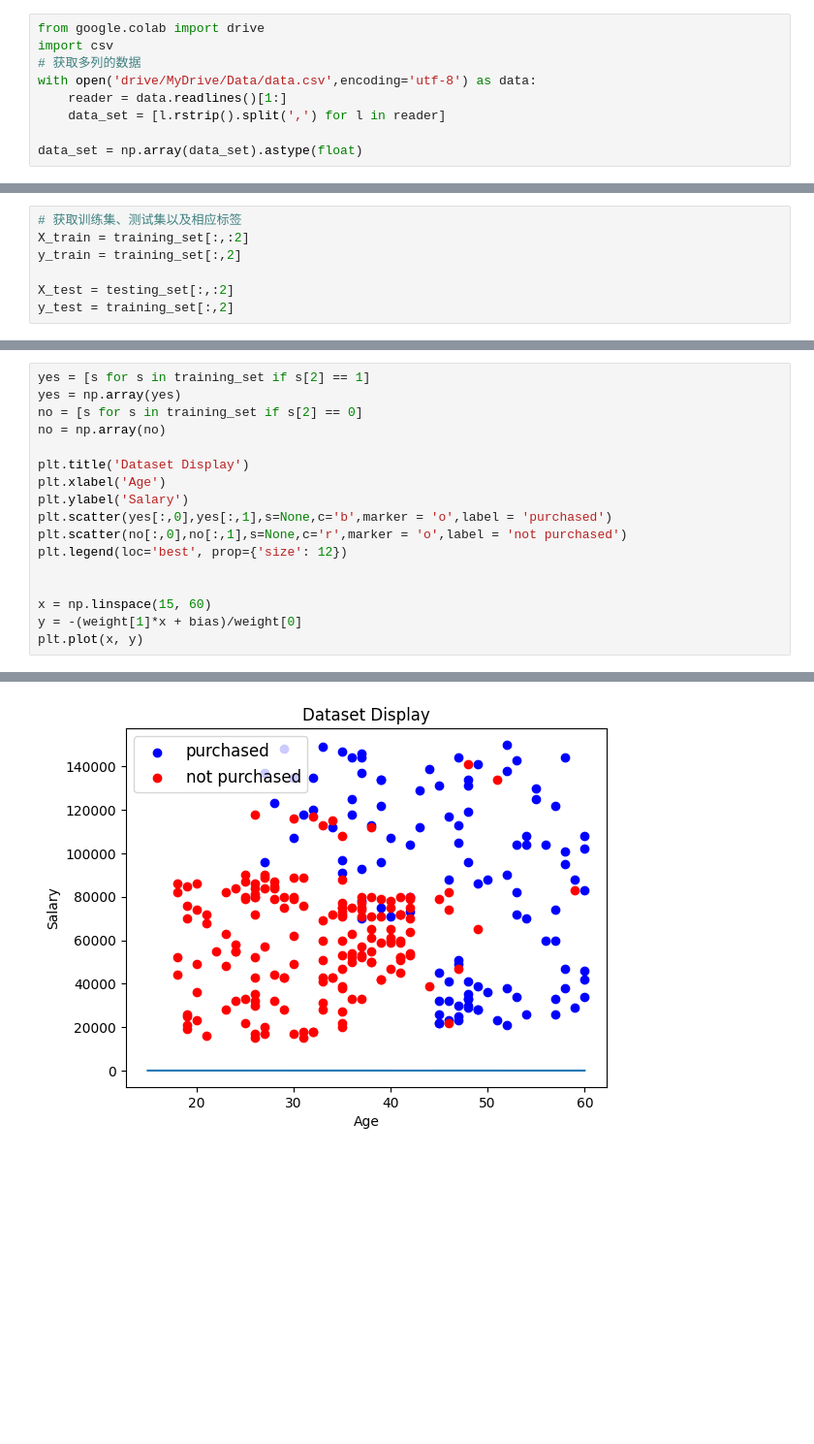
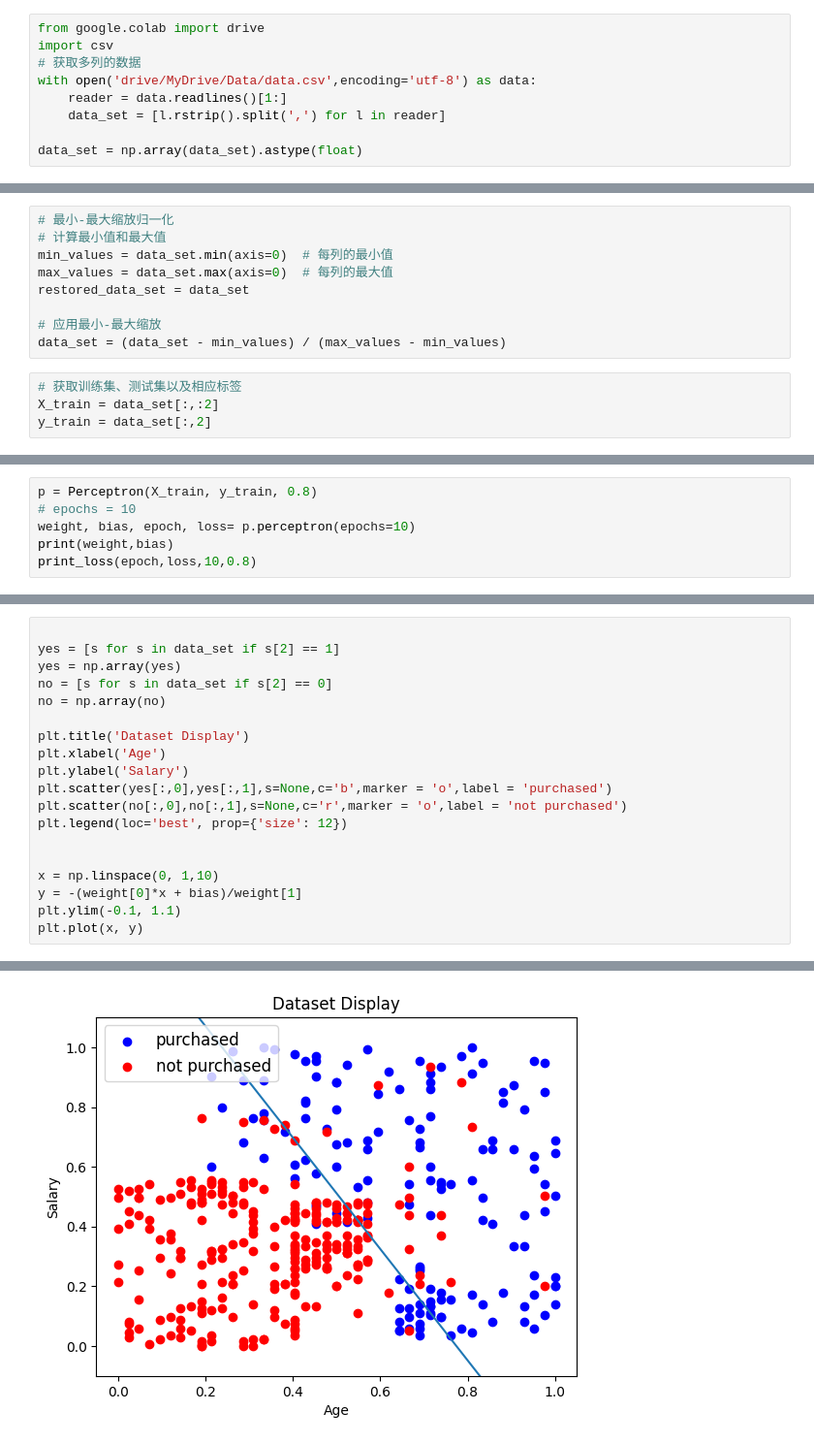
Before and after one commit to q1ngyM/Github_Colab, a Jupyter notebook: Dict/perceptron.ipynb, the cells around one changed output, grey strips where cells are left out. Shown at 97% size. Saved outputs shown, nothing was run; the diff lists cells and outputs as text; blank space fills up the shorter version.

```diff
--- a/Dict/perceptron.ipynb
+++ b/Dict/perceptron.ipynb
@@ -42,10 +41,16 @@ testing_set = data_set[testing_idx]
+# %%
+# 最小-最大缩放归一化
+# 计算最小值和最大值
+min_values = data_set.min(axis=0)  # 每列的最小值
+max_values = data_set.max(axis=0)  # 每列的最大值
+restored_data_set = data_set
+
+# 应用最小-最大缩放
+data_set = (data_set - min_values) / (max_values - min_values)
 # %%
 # 获取训练集、测试集以及相应标签
-X_train = training_set[:,:2]
-y_train = training_set[:,2]
-
-X_test = testing_set[:,:2]
-y_test = training_set[:,2]
+X_train = data_set[:,:2]
+y_train = data_set[:,2]
 # %%
 # Perceptron
 class Perceptron():
@@ -114,0 +132,6 @@ plt.show()
+# %%
+p = Perceptron(X_train, y_train, 0.8)
+# epochs = 10
+weight, bias, epoch, loss= p.perceptron(epochs=10)
+print(weight,bias)
+print_loss(epoch,loss,10,0.8)
@@ -115,20 +142,22 @@ plt.show()
 # %%
-yes = [s for s in training_set if s[2] == 1]
+
+yes = [s for s in data_set if s[2] == 1]
 yes = np.array(yes)
-no = [s for s in training_set if s[2] == 0]
+no = [s for s in data_set if s[2] == 0]
 no = np.array(no)
 
 plt.title('Dataset Display')
 plt.xlabel('Age')
 plt.ylabel('Salary')
 plt.scatter(yes[:,0],yes[:,1],s=None,c='b',marker = 'o',label = 'purchased')
 plt.scatter(no[:,0],no[:,1],s=None,c='r',marker = 'o',label = 'not purchased')
 plt.legend(loc='best', prop={'size': 12})
 
 
-x = np.linspace(15, 60)
-y = -(weight[1]*x + bias)/weight[0]
+x = np.linspace(0, 1,10)
+y = -(weight[0]*x + bias)/weight[1]
+plt.ylim(-0.1, 1.1)
 plt.plot(x, y)
 # %% [output]
 [<matplotlib.lines.Line2D at 0x...>]
-[figure, old version]
+[figure, new version]
```
Also changed, not shown: parts of 9 cells of this notebook.
